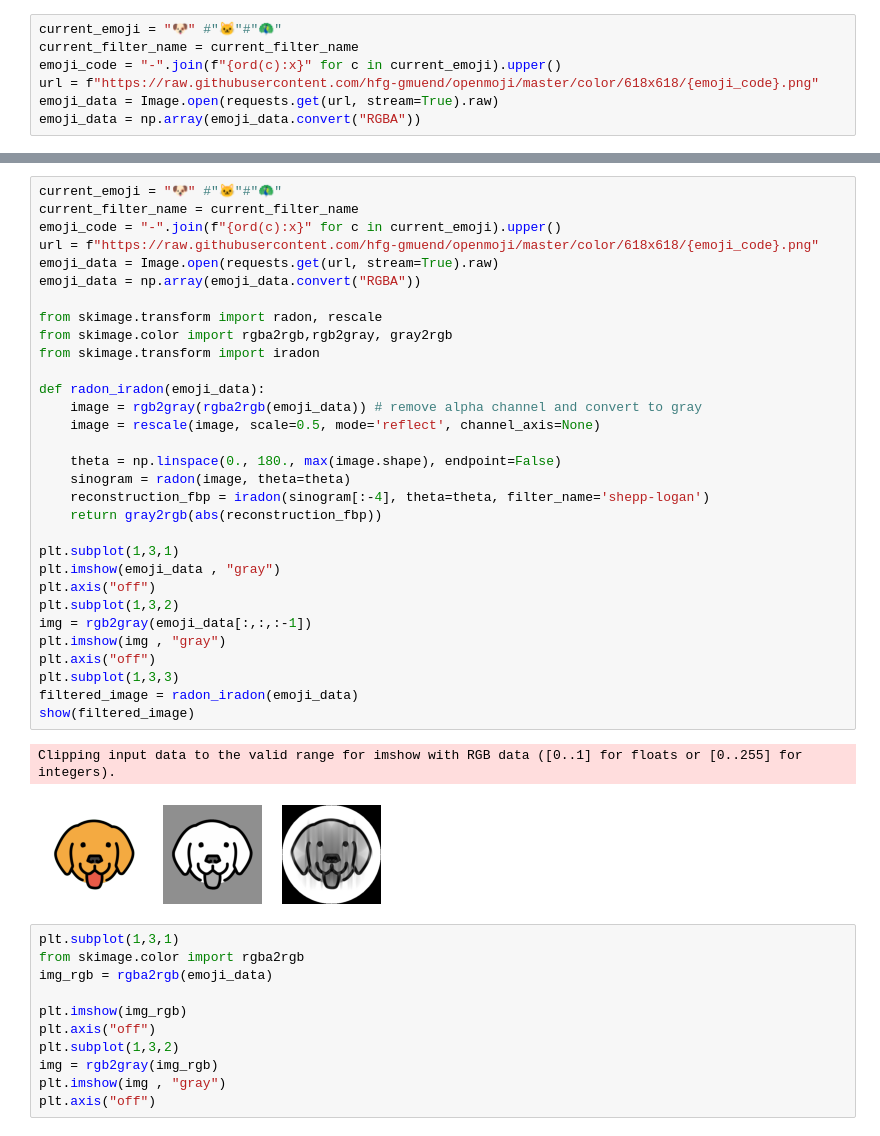
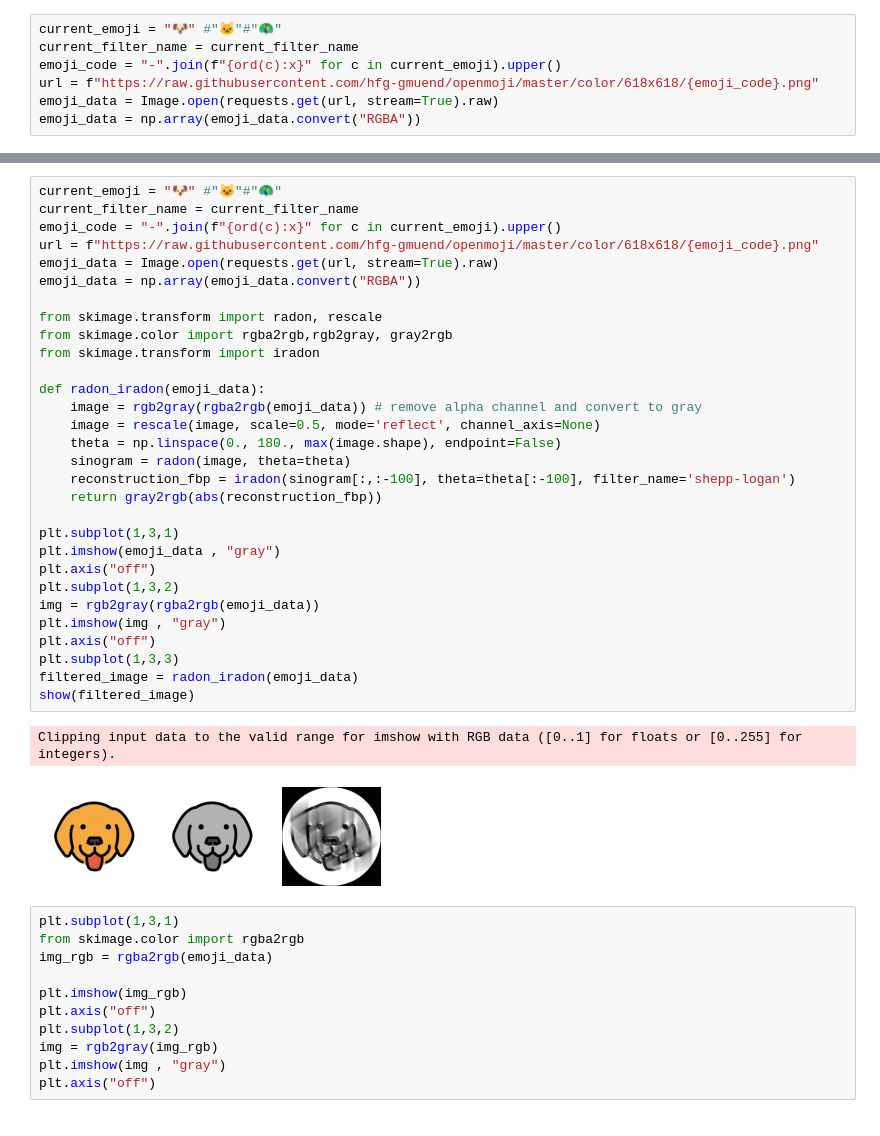
Before and after one commit to kolibril13/pyscript-emoji-skimage, a Jupyter notebook: emoji_notebook.ipynb, the cells around one changed output, grey strips where cells are left out. Cells and saved outputs as stored; diff of their text form.

```diff
--- a/emoji_notebook.ipynb
+++ b/emoji_notebook.ipynb
@@ -37,37 +38,36 @@ Clipping input data to the valid range for imshow with RGB data ([0..1] for floa
 # %%
 current_emoji = "🐶" #"🐱"#"🦚"
 current_filter_name = current_filter_name
 emoji_code = "-".join(f"{ord(c):x}" for c in current_emoji).upper()
 url = f"https://raw.githubusercontent.com/hfg-gmuend/openmoji/master/color/618x618/{emoji_code}.png"
 emoji_data = Image.open(requests.get(url, stream=True).raw)
 emoji_data = np.array(emoji_data.convert("RGBA"))
 
 from skimage.transform import radon, rescale
 from skimage.color import rgba2rgb,rgb2gray, gray2rgb
 from skimage.transform import iradon
 
 def radon_iradon(emoji_data):
     image = rgb2gray(rgba2rgb(emoji_data)) # remove alpha channel and convert to gray
     image = rescale(image, scale=0.5, mode='reflect', channel_axis=None)
-
     theta = np.linspace(0., 180., max(image.shape), endpoint=False)
     sinogram = radon(image, theta=theta)
-    reconstruction_fbp = iradon(sinogram[:-4], theta=theta, filter_name='shepp-logan')
+    reconstruction_fbp = iradon(sinogram[:,:-100], theta=theta[:-100], filter_name='shepp-logan')
     return gray2rgb(abs(reconstruction_fbp))
 
 plt.subplot(1,3,1)
 plt.imshow(emoji_data , "gray")
 plt.axis("off")
 plt.subplot(1,3,2)
-img = rgb2gray(emoji_data[:,:,:-1])
+img = rgb2gray(rgba2rgb(emoji_data))
 plt.imshow(img , "gray")
 plt.axis("off")
 plt.subplot(1,3,3)
 filtered_image = radon_iradon(emoji_data)
 show(filtered_image)
 # %% [output]
 Clipping input data to the valid range for imshow with RGB data ([0..1] for floats or [0..255] for integers).
-[figure, old version]
+[figure, new version]
 # %%
 plt.subplot(1,3,1)
 from skimage.color import rgba2rgb
```
Also changed, not shown: parts of 2 cells of this notebook, 1 other file.
